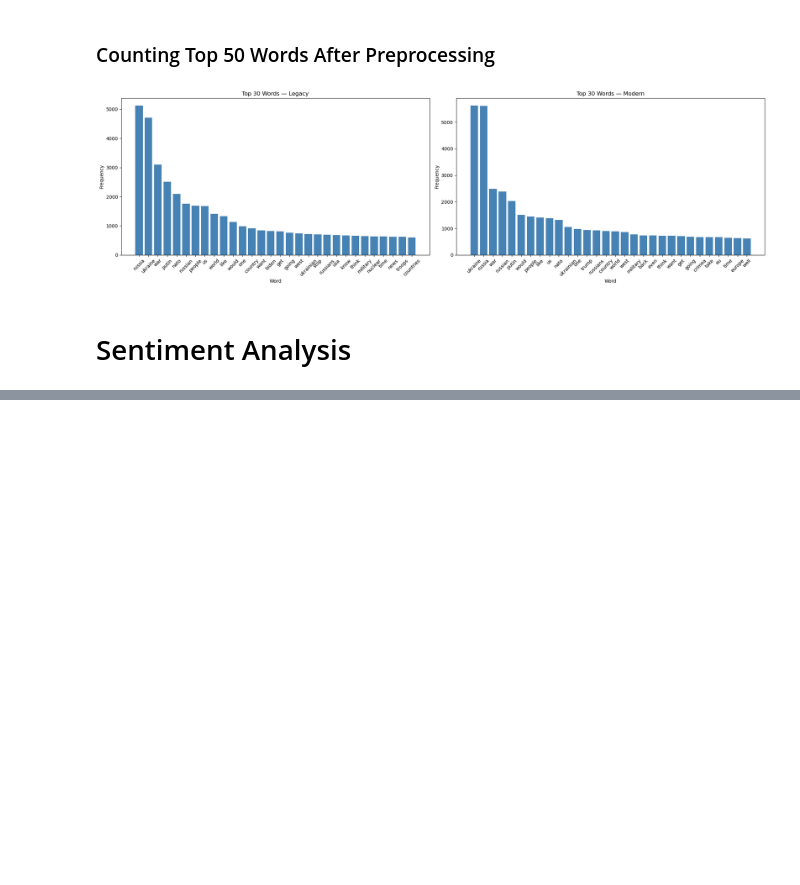
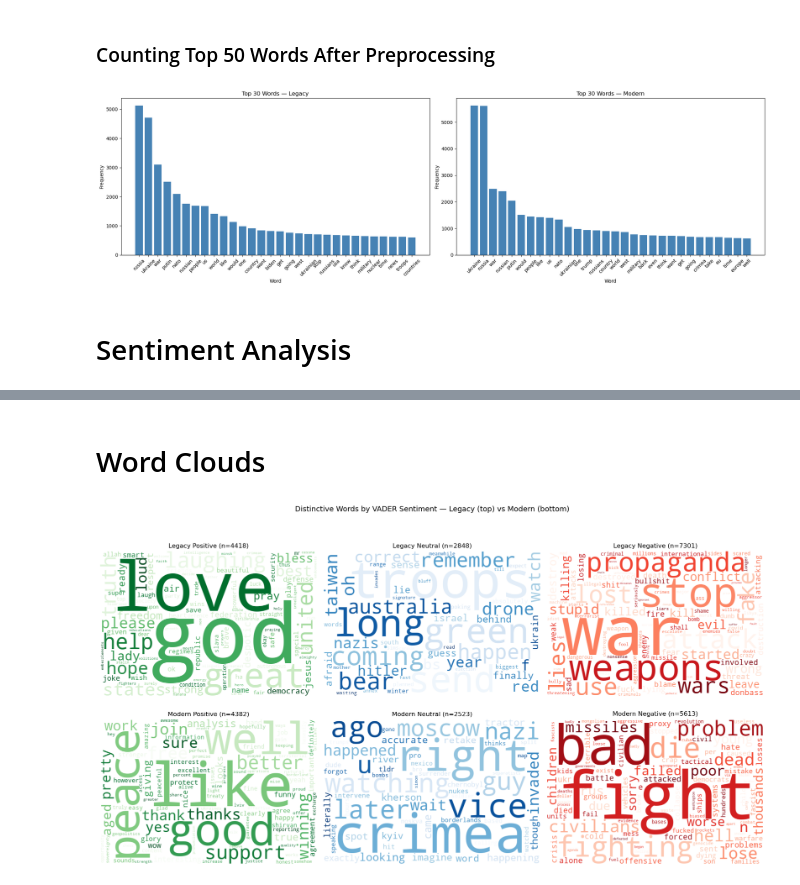
Before and after one commit to thomas-rmit/SMNA-Undergraduate-Group-37-, a Jupyter notebook: main_task.ipynb, the cells around one changed output, grey strips where cells are left out. Saved outputs shown, nothing was run; the diff lists cells and outputs as text; code cells hidden in the pictures; blank space fills up the shorter version.

```diff
--- a/main_task.ipynb
+++ b/main_task.ipynb
@@ -297,0 +285,70 @@ compare_summaries(legacy_summary, modern_summary)
+# %% [markdown]
+# Word Clouds
+# %%
+from wordcloud import WordCloud
+
+def get_distinctive(comments_subset, all_comments, min_count=10):
+    subset_ids = set(map(id, comments_subset))
+    subset_freq = Counter(t for c in comments_subset for t in c['tokens'])
+    rest_freq   = Counter(t for c in all_comments if id(c) not in subset_ids
+                          for t in c['tokens'])
+    total_sub  = sum(subset_freq.values()) or 1
+    total_rest = sum(rest_freq.values()) or 1
+    return {
+        w: subset_freq[w]
+        for w in subset_freq
+        if subset_freq[w] >= min_count
+        and subset_freq[w] / total_sub > 2 * (rest_freq.get(w, 0) / total_rest)
+    }
+
+def deduplicate_groups(freq_groups):
+    result = {label: dict(freq) for label, freq in freq_groups.items()}
+    for word in set(w for f in freq_groups.values() for w in f):
+        best = max(freq_groups, key=lambda l: freq_groups[l].get(word, 0))
+        for label in result:
+            if label != best:
+                result[label].pop(word, None)
+    return result
+
+# Legacy splits
+l_pos = [c for c in legacy_comments if c['vaderCompound'] >= 0.05]
+l_neu = [c for c in legacy_comments if -0.05 < c['vaderCompound'] < 0.05]
+l_neg = [c for c in legacy_comments if c['vaderCompound'] <= -0.05]
+
+# Modern splits
+m_pos = [c for c in modern_comments if c['vaderCompound'] >= 0.05]
+m_neu = [c for c in modern_comments if -0.05 < c['vaderCompound'] < 0.05]
+m_neg = [c for c in modern_comments if c['vaderCompound'] <= -0.05]
+
+groups = [
+    (l_pos, legacy_comments, f'Legacy Positive (n={len(l_pos)})', 'Greens'),
+    (l_neu, legacy_comments, f'Legacy Neutral (n={len(l_neu)})',  'Blues'),
+    (l_neg, legacy_comments, f'Legacy Negative (n={len(l_neg)})', 'Reds'),
+    (m_pos, modern_comments, f'Modern Positive (n={len(m_pos)})', 'Greens'),
+    (m_neu, modern_comments, f'Modern Neutral (n={len(m_neu)})',  'Blues'),
+    (m_neg, modern_comments, f'Modern Negative (n={len(m_neg)})', 'Reds'),
+]
+
+raw_freqs = {title: get_distinctive(subset, all_c) for subset, all_c, title, cmap in groups}
+deduped   = deduplicate_groups(raw_freqs)
+
+fig, axes = plt.subplots(2, 3, figsize=(18, 10))
+
+for ax, (subset, all_c, title, cmap) in zip(axes.flat, groups):
+    freq = deduped[title]
+    if freq:
+        wc = WordCloud(width=600, height=400, background_color='white',
+                       colormap=cmap, max_words=100)
+        wc.generate_from_frequencies(freq)
+        ax.imshow(wc, interpolation='bilinear')
+    else:
+        ax.text(0.5, 0.5, 'Not enough\ndistinctive words',
+                ha='center', va='center', transform=ax.transAxes)
+    ax.axis('off')
+    ax.set_title(title, fontsize=12)
+
+plt.suptitle('Distinctive Words by VADER Sentiment — Legacy (top) vs Modern (bottom)', fontsize=14, y=1.02)
+plt.tight_layout()
+plt.show()
+# %% [output]
+[figure, added]
```
Also changed, not shown: parts of 12 cells of this notebook, 1 other file.
